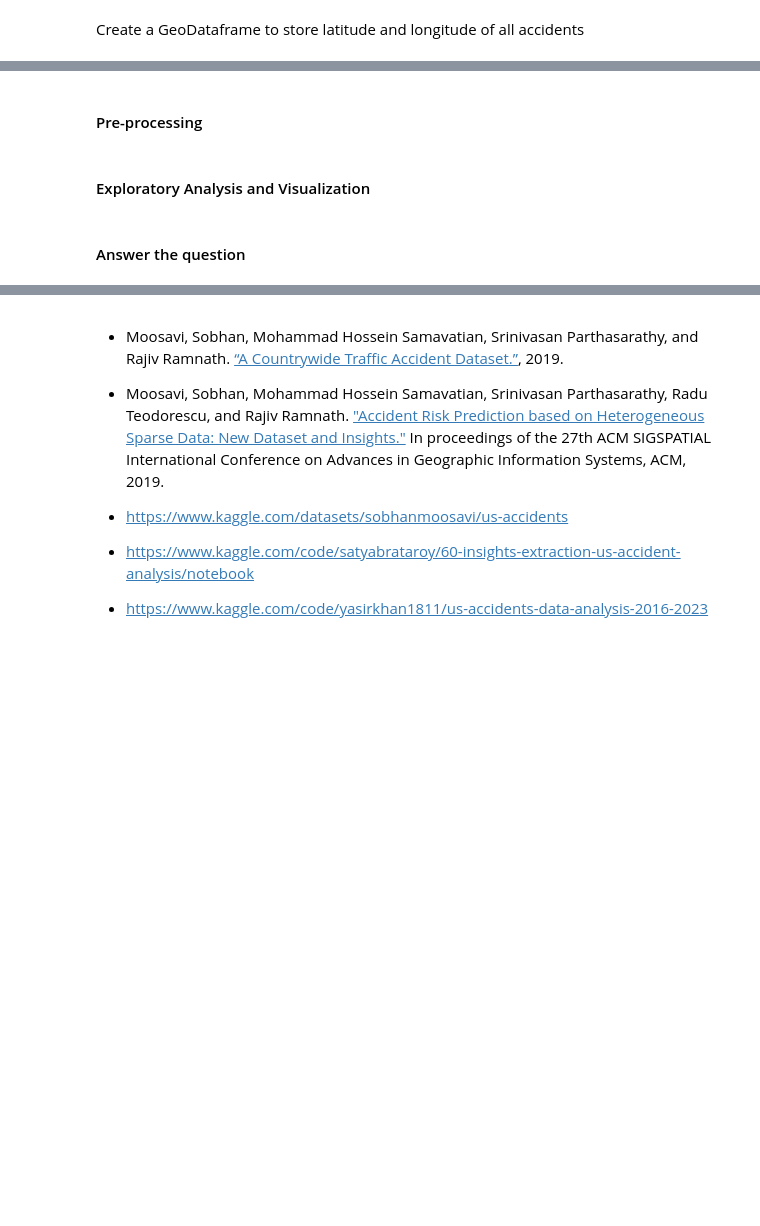
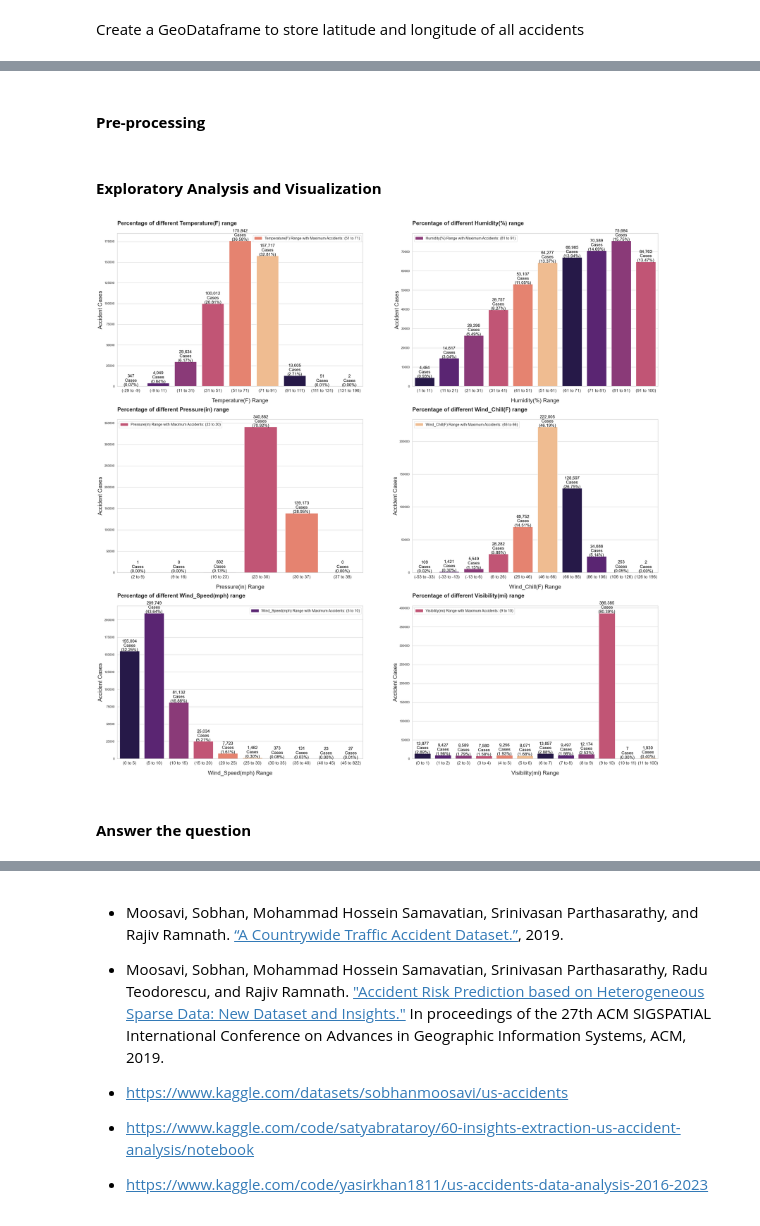
Before and after one commit to knightstark7/FinalProject-P4DS, a Jupyter notebook: USAccident.ipynb, the cells around one changed output, grey strips where cells are left out. Cells and saved outputs as stored; diff of their text form; code cells hidden in the pictures; blank space fills up the shorter version.

Commit message:
Update table of content and question 3

```diff
--- a/USAccident.ipynb
+++ b/USAccident.ipynb
@@ -804,2 +825,2 @@ plt.show()
 # %% [markdown]
-#### Pre-processing
+#### **Pre-processing**
@@ -805,0 +848,15 @@ plt.show()
+# %%
+def calculate_percentage_by_range(df, attribute, split, gap):
+    # Generate intervals and labels
+    intervals, labels = generate_intervals_labels(df, attribute, split, gap)
+    intervals.sort()
+
+    # Create a new column in the DataFrame with attribute ranges
+    df['{}_Range'.format(attribute)] = pd.cut(df[attribute], bins=intervals, labels=labels, include_lowest=True)
+
+    # Calculate percentage and number of cases for each range
+    total_cases = df.shape[0]
+    cases_by_range = df['{}_Range'.format(attribute)].value_counts().sort_index()
+    percentage_by_range = (cases_by_range / total_cases) * 100
+
+    return cases_by_range, percentage_by_range
@@ -806,4 +890,37 @@ plt.show()
 # %% [markdown]
-#### Exploratory Analysis and Visualization
+#### **Exploratory Analysis and Visualization**
+# %%
+# Example usage with subplots
+fig, axes = plt.subplots(nrows=3, ncols=2, figsize=(30, 28))
+
+# Temperature(F)
+cases, percentage = calculate_percentage_by_range(df, 'Temperature(F)', split=9, gap=20)
+plot_percentage_by_range(cases, percentage, 'Temperature(F)', axes[0, 0])
+
+# Humidity(%)
+cases, percentage = calculate_percentage_by_range(df, 'Humidity(%)', 10, 10)
+plot_percentage_by_range(cases, percentage, 'Humidity(%)', axes[0, 1])
+
+# Pressure(in)
+cases, percentage = calculate_percentage_by_range(df, 'Pressure(in)', 6, 7)
+plot_percentage_by_range(cases, percentage, 'Pressure(in)', axes[1, 0])
+
+# Wind_Chill(F)
+cases, percentage = calculate_percentage_by_range(df, 'Wind_Chill(F)', 10, 20)
+plot_percentage_by_range(cases, percentage, 'Wind_Chill(F)', axes[1, 1])
+
+# Wind_Speed(mph)
+cases, percentage = calculate_percentage_by_range(df, 'Wind_Speed(mph)', 10, 5)
+plot_percentage_by_range(cases, percentage, 'Wind_Speed(mph)', axes[2, 0])
+
+# Visibility(mi)
+cases, percentage = calculate_percentage_by_range(df, 'Visibility(mi)', 12, 1)
+plot_percentage_by_range(cases, percentage, 'Visibility(mi)', axes[2, 1])
+
+plt.subplots_adjust(wspace=5, hspace=20)
+plt.tight_layout()
+plt.show()
+# %% [output]
+[figure, added]
 # %% [markdown]
-#### Answer the question
+#### **Answer the question**
```
Also changed, not shown: parts of 61 cells of this notebook.
